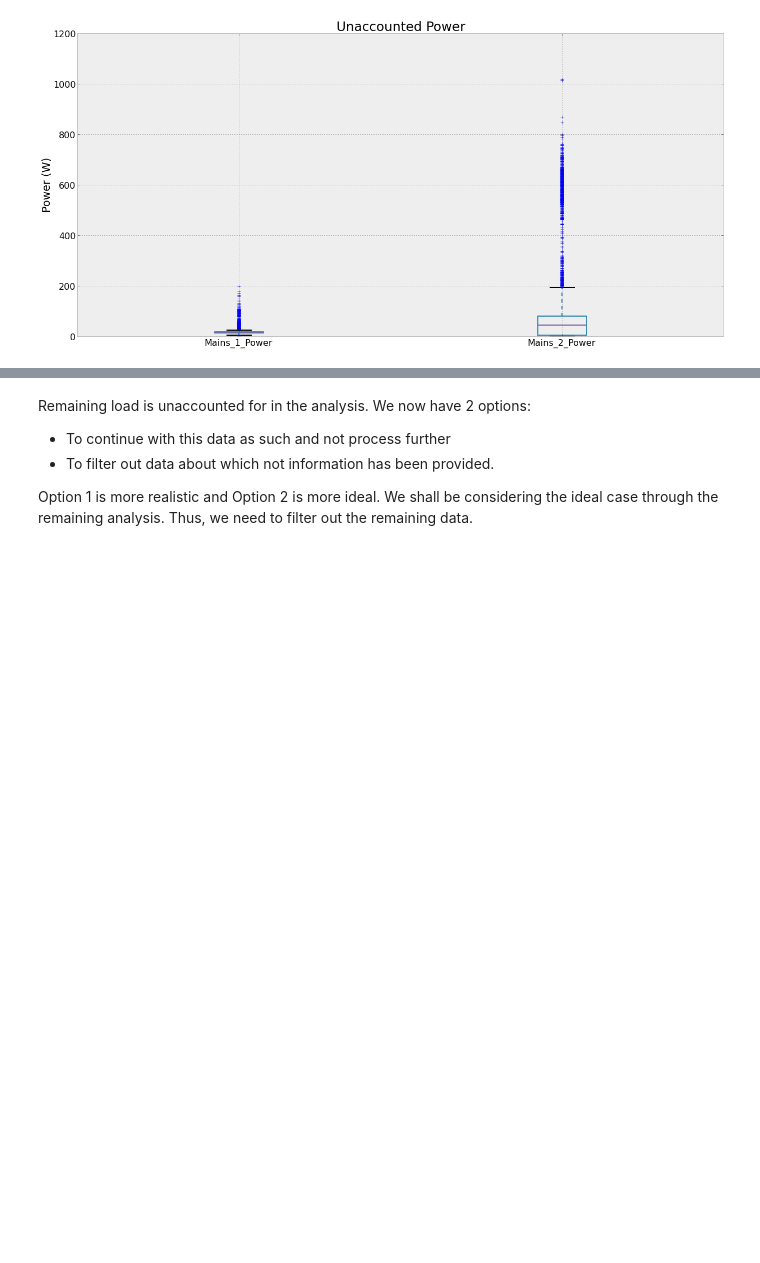
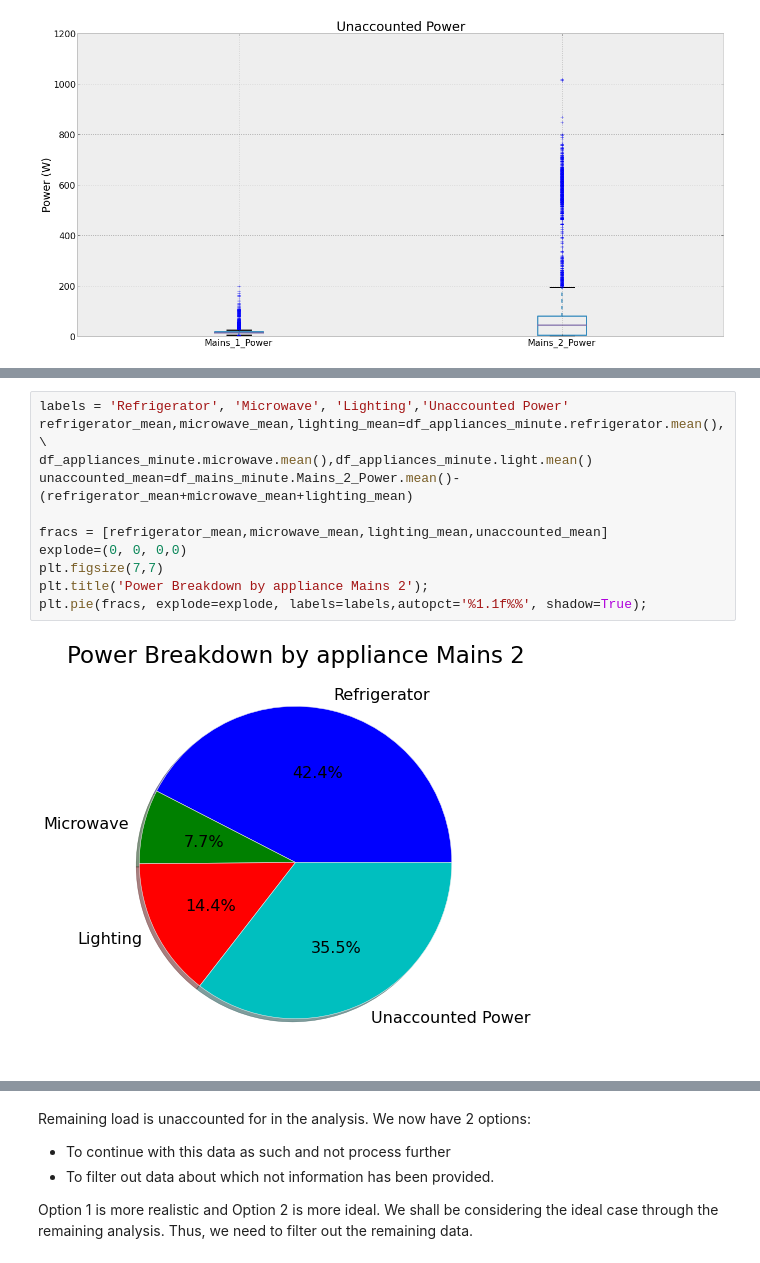
Before and after one commit to nipunbatra/nilm, a Jupyter notebook: REDD_House2_Analysis.ipynb, the cells around one changed output, grey strips where cells are left out. Saved outputs shown, nothing was run; the diff lists cells and outputs as text; blank space fills up the shorter version.

```diff
--- a/REDD_House2_Analysis.ipynb
+++ b/REDD_House2_Analysis.ipynb
@@ -614,0 +619,13 @@ df_mains_minute_minus_kitchen_dishwasher_stove_ref_micro_light.boxplot();
+# %%
+labels = 'Refrigerator', 'Microwave', 'Lighting','Unaccounted Power'
+refrigerator_mean,microwave_mean,lighting_mean=df_appliances_minute.refrigerator.mean(),\
+df_appliances_minute.microwave.mean(),df_appliances_minute.light.mean()
+unaccounted_mean=df_mains_minute.Mains_2_Power.mean()-(refrigerator_mean+microwave_mean+lighting_mean)
+
+fracs = [refrigerator_mean,microwave_mean,lighting_mean,unaccounted_mean]
+explode=(0, 0, 0,0)
+plt.figsize(7,7)
+plt.title('Power Breakdown by appliance Mains 2');
+plt.pie(fracs, explode=explode, labels=labels,autopct='%1.1f%%', shadow=True);
+# %% [output]
+[figure, added]
```
Also changed, not shown: parts of 21 cells of this notebook, 1 other file.
